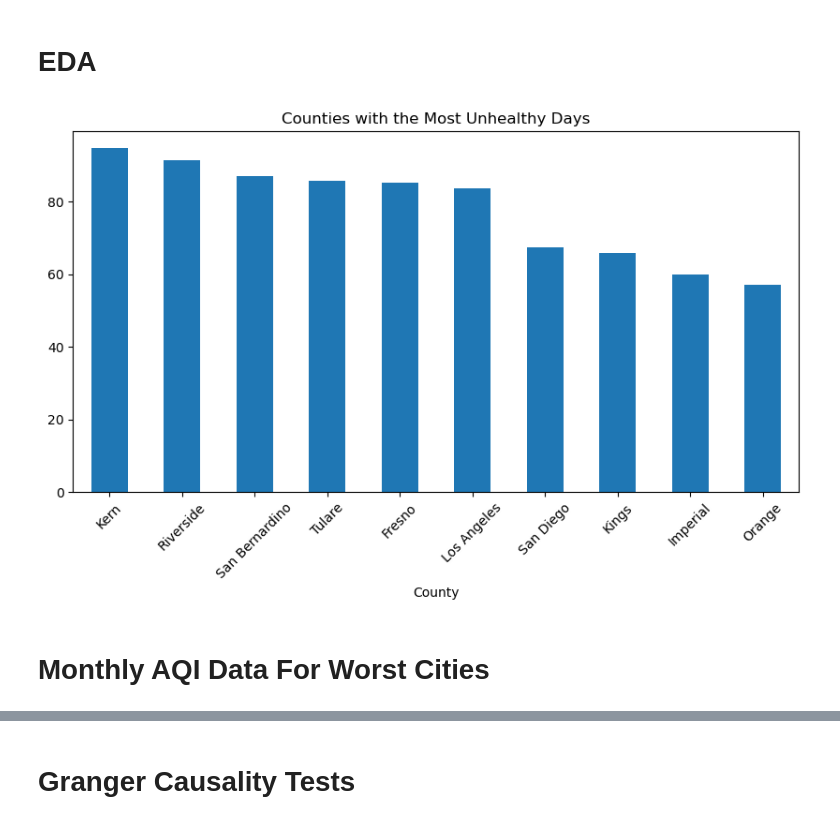
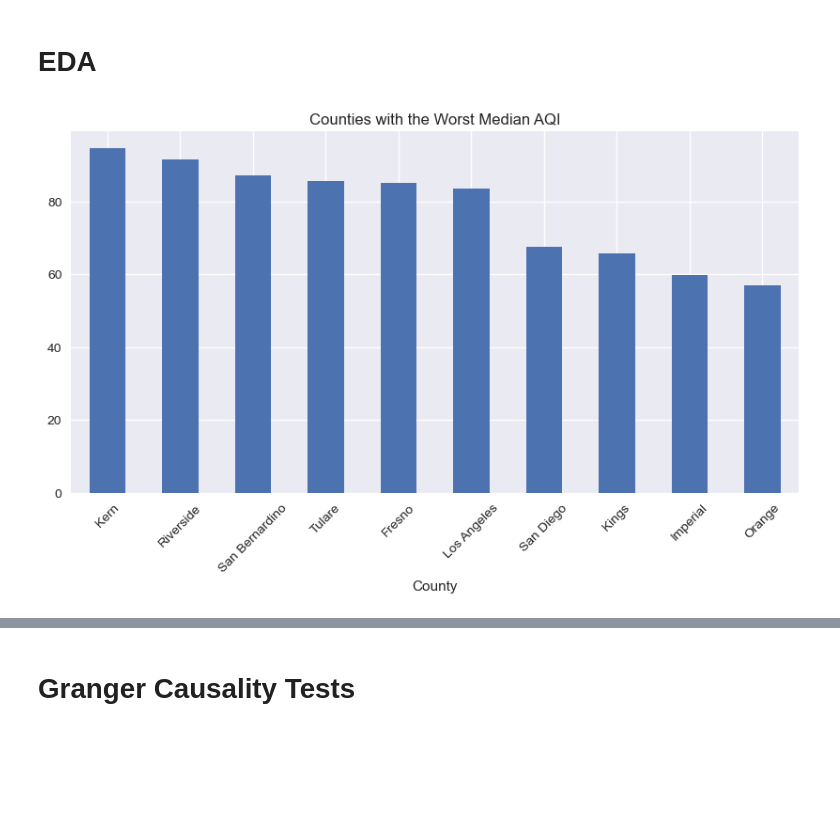
Before and after one commit to ralatorr/project_4, a Jupyter notebook: alexspradling.ipynb, the cells around one changed output, grey strips where cells are left out. Cells and saved outputs as stored; diff of their text form; code cells hidden in the pictures; blank space fills up the shorter version.

```diff
--- a/alexspradling.ipynb
+++ b/alexspradling.ipynb
@@ -68,13 +58,17 @@ ca_df = air_quality_data.query('State == "California"').copy()
 # Set the index to be the year
 ca_df.set_index('Year', inplace=True)
 
+# rename Year to Date
+ca_df.index.rename('Date', inplace=True)
+
 # annual air quality data
 ca_df = ca_df.query('`Days with AQI` > 360').copy()
 
 # daily air quality data
 ca_df_daily = air_quality_data_daily.query('`State Name` == "California"').copy()
+
+# datetime index
 ca_df_daily.set_index(pd.to_datetime(ca_df_daily['Date']), inplace=True)
-# datetime index
 
 # daily to monthly
 ca_df_daily = ca_df_daily.groupby('county Name').resample('MS').mean()
@@ -231,12 +197,13 @@ heart_disease.fillna(0, inplace=True)
 # %% [markdown]
 # EDA
+# %%
+# matplotlib style
+plt.style.use('seaborn')
 # %%
 # counties with the most unhealthy days
 counties_worst_air_qual = ca_df.groupby('County')['Median AQI'].mean().sort_values(ascending=False).head(10)
 
-counties_worst_air_qual.plot(kind='bar', figsize=(10, 5), title='Counties with the Most Unhealthy Days')
+counties_worst_air_qual.plot(kind='bar', figsize=(10, 5), title='Counties with the Worst Median AQI')
 plt.xticks(rotation=45);
 # %% [output]
-[figure, old version]
+[figure, new version]
-# %% [markdown]
-# Monthly AQI Data For Worst Cities
```
Also changed, not shown: parts of 27 cells of this notebook, 7 other files.
